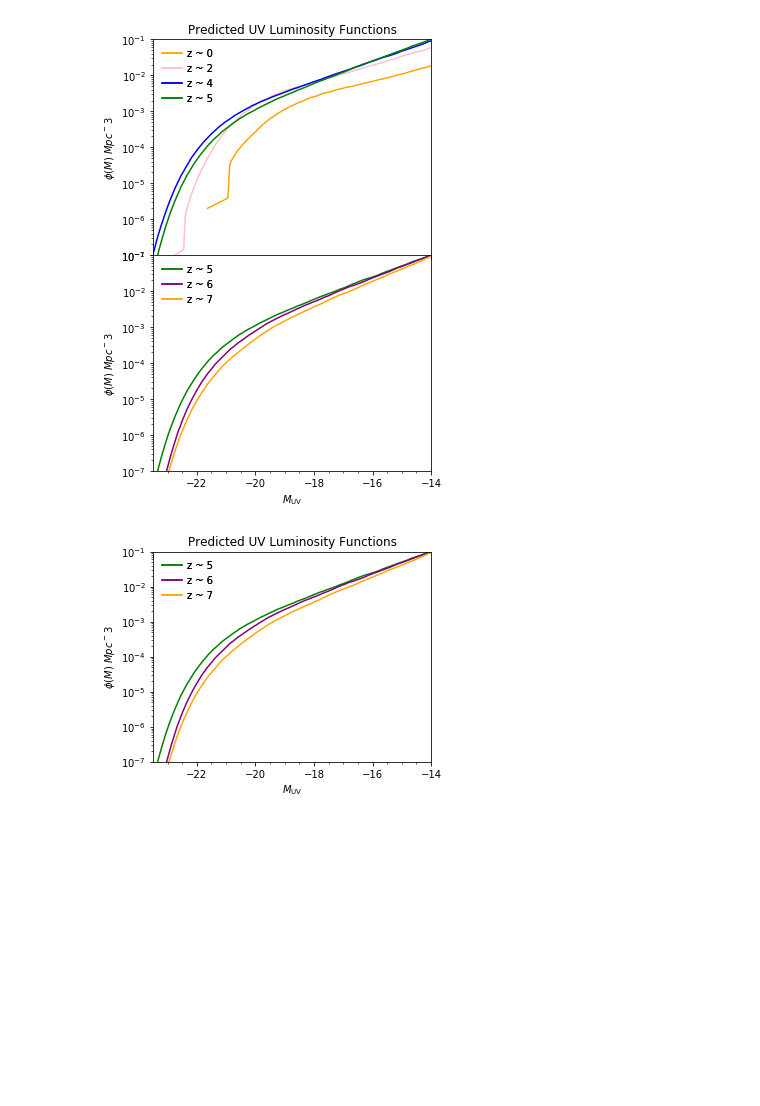
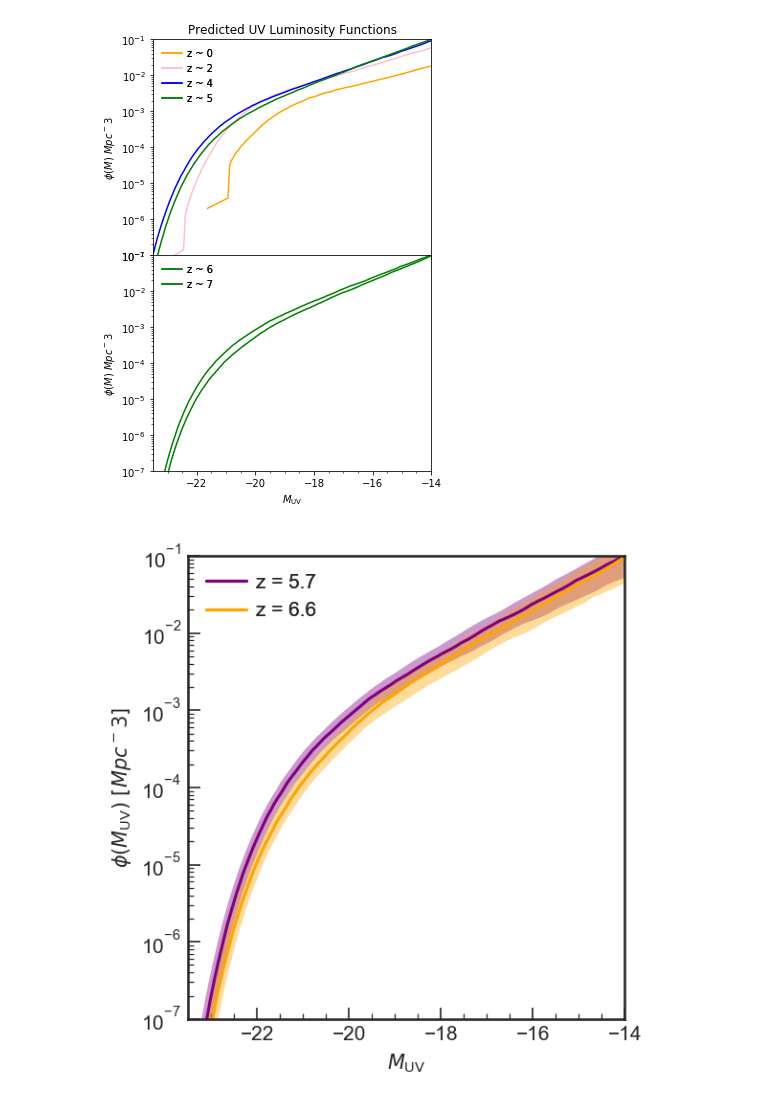
Before and after one commit to amora250/SAO-REU2020, a Jupyter notebook: CODE/UV Lum Function.ipynb, the cells around one changed output. Cells and saved outputs as stored; diff of their text form; code cells hidden in the pictures; blank space fills up the shorter version.

Commit message:
Fixed z values tested for UV LF and errorbars, also fixed image formatting

```diff
--- a/CODE/UV Lum Function.ipynb
+++ b/CODE/UV Lum Function.ipynb
@@ -34,8 +34,16 @@ def load_uvf_pandas(ufl_filename):
     return uvf_tab_df
 
 #Define variables by calling array for
-zval_array = np.array([4.9,5.9,6.8])
+zval_array = np.array([5.7,6.6])
 zval_array1 = np.array([0.3,2.0,3.8,4.9])
+
+
+
+
+# For plotting purposes
+plt.style.use(['default','seaborn-colorblind','seaborn-ticks'])
+mpl.rcParams['xtick.direction'] = 'in'
+mpl.rcParams['ytick.direction'] = 'in'
 # %%
 # Ploting values
 #rcParams needed to be kept here due to earlier instances of code being run
@@ -120,51 +128,50 @@ plt.subplots_adjust(hspace=.0)
 
 
 
-#Save the figure
-plt.savefig('UVLF2.pdf', dpi=300, bbox_inches='tight')
+# #Save the figure
+# plt.savefig('UVLF2.pdf', dpi=300, bbox_inches='tight')
 
-plt.show()
+# plt.show()
 # %% [output]
-[figure, old version]
+[figure, new version]
 # %%
-fig = plt.figure(figsize=(5,7))
-
+fig = plt.figure(figsize=(4.,4.), dpi=150)
 #For loop used in order to plot data for each zval
 for zz,zval in enumerate (LFz_tab):
     if zval in zval_array:
         LF_tab = load_uvf_pandas(LFz_files[zz])
-        label = 'z ~ %.0f'%zval
+        label = 'z = %.1f'%zval
         ls = 'solid'
-        if zval == 5.9:
+        if zval == 5.7:
             my_color='purple'
-        elif zval== 6.8:
+        elif zval== 6.6:
             my_color='orange'
         else:
             my_color='green'
-        ax2 = plt.subplot(212,sharex = ax1)
+#         ax2 = plt.subplot(212,sharex = ax1)
         plt.plot(LF_tab['Muv'],LF_tab['ndens'],color=my_color, ls=ls, label=label)
 
-        ##plt.fill_between(LF_tab['Muv'],LF_tab['ndens_l'],LF_tab['ndens_u'], color=my_color, alpha=0.4)
+        plt.fill_between(LF_tab['Muv'],LF_tab['ndens_l'],LF_tab['ndens_u'],lw = 0, color=my_color, alpha=0.4)
         ## this is used for upper,lower limits of ndens, however when plotted it makes minor difference
 
 #Legend
 leg_z = plt.legend(frameon=False, handletextpad=0.5)
 plt.gca().add_artist(leg_z)
 
 plt.minorticks_on()
 plt.xlim(-23.5,-14)
 plt.ylim(1e-7, 1e-1)
 plt.semilogy()
 
 
 plt.xlabel('$M_\mathrm{UV}$')
-plt.ylabel(r'$\phi(M)\ Mpc^-3$')
-plt.title('Predicted UV Luminosity Functions')
+plt.ylabel(r'$\phi(M_\mathrm{UV})\ [Mpc^-3]$')
+# plt.title('Predicted UV Luminosity Functions')
 plt.tight_layout()
 
 #Save the figure
 plt.savefig('UVLF.pdf', dpi=300, bbox_inches='tight')
 
 plt.show()
 # %% [output]
-[figure, old version]
+[figure, new version]
```
Also changed, not shown: 1 other file.
